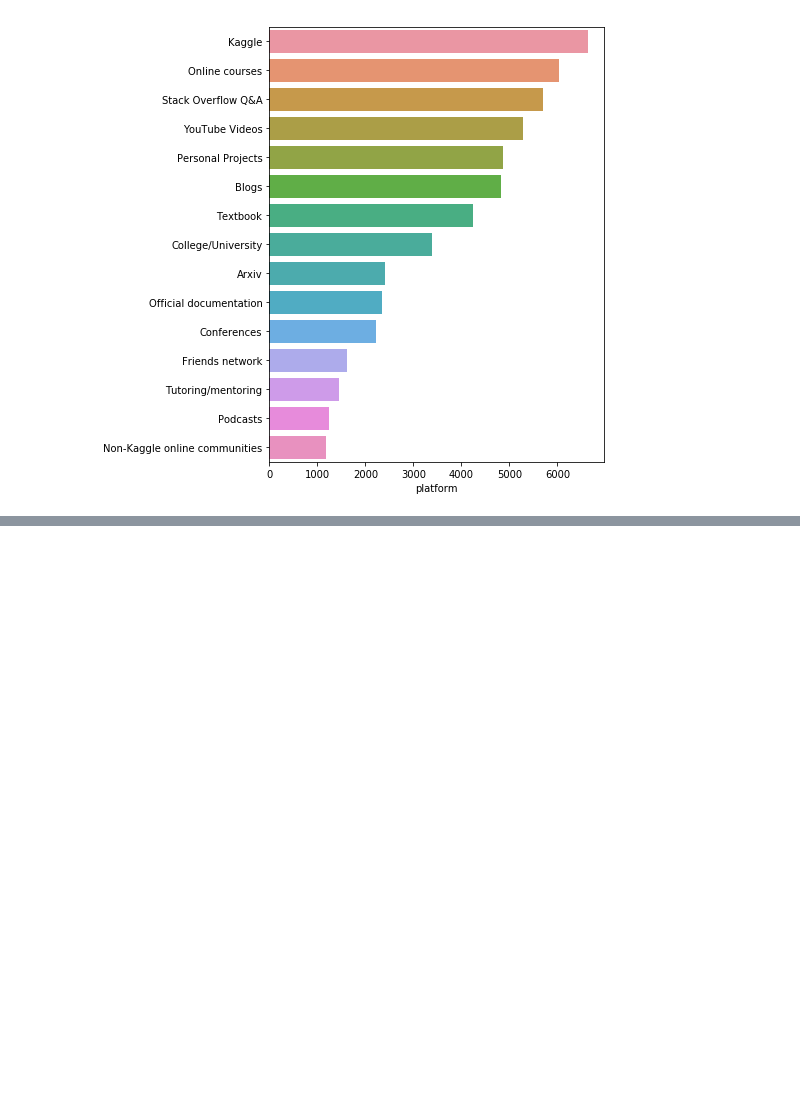
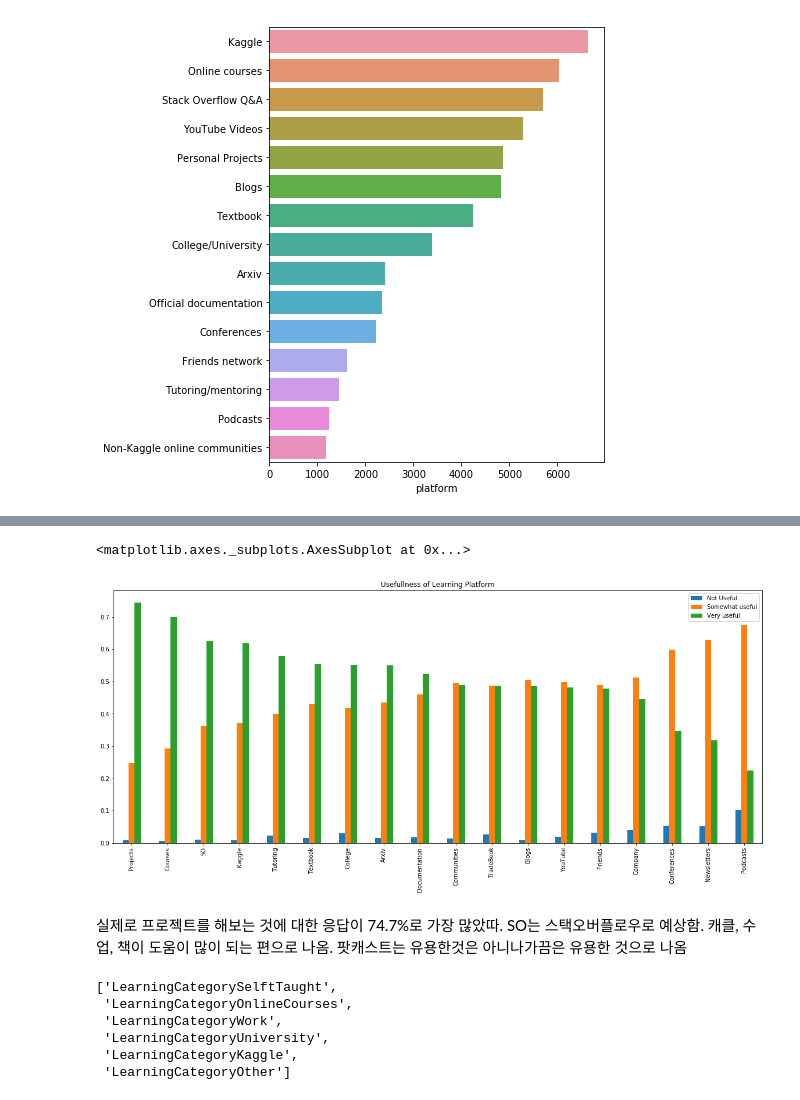
Before and after one commit to eunseokmax/Kaggel_personal, a Jupyter notebook: Kaggle_ML_DS_survey_2017_review.ipynb, the cells around one changed output, grey strips where cells are left out. Saved outputs shown, nothing was run; the diff lists cells and outputs as text; code cells hidden in the pictures; blank space fills up the shorter version.

```diff
--- a/Kaggle_ML_DS_survey_2017_review.ipynb
+++ b/Kaggle_ML_DS_survey_2017_review.ipynb
@@ -362,0 +400,18 @@ sns.barplot(y=data.index, x=data)
+# %%
+# 유용함의 정도를 플랫폼별로 그룹화해서 본다.
+fdf.plot(kind='bar', figsize=(20,8), title="Usefullness of Learning Platform")
+# %% [output]
+<matplotlib.axes._subplots.AxesSubplot at 0x...>
+[figure, added]
+# %% [markdown]
+ 실제로 프로젝트를 해보는 것에 대한 응답이 74.7%로 가장 많았따. SO는 스택오버플로우로 예상함. 캐클, 수업, 책이 도움이 많이 되는 편으로 나옴. 팟캐스트는 유용한것은 아니나가끔은 유용한 것으로 나옴
+# %%
+cat_features = [x for x in mcq.columns if x.find("LearningCategory") != -1]
+cat_features
+# %% [output]
+['LearningCategorySelftTaught',
+ 'LearningCategoryOnlineCourses',
+ 'LearningCategoryWork',
+ 'LearningCategoryUniversity',
+ 'LearningCategoryKaggle',
+ 'LearningCategoryOther']
```
Also changed, not shown: parts of 45 cells of this notebook.
